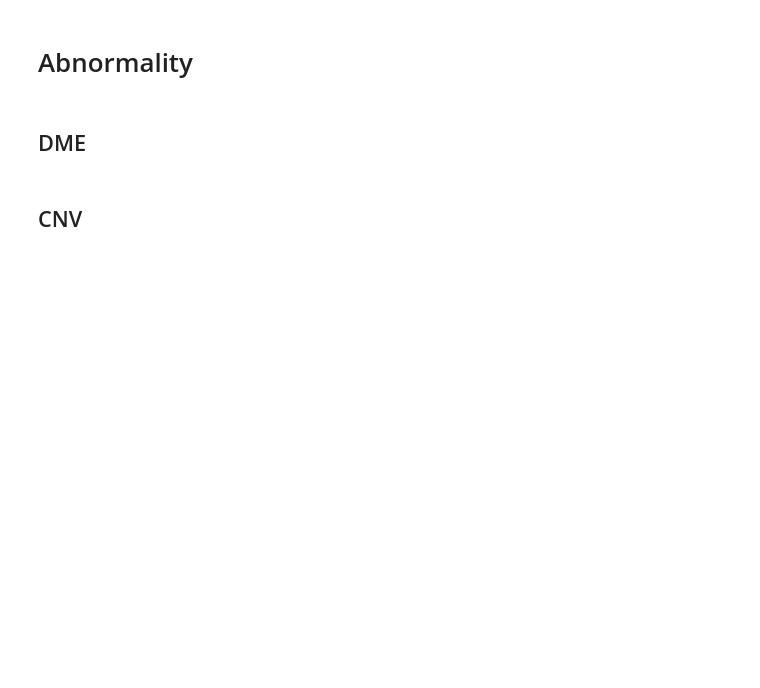
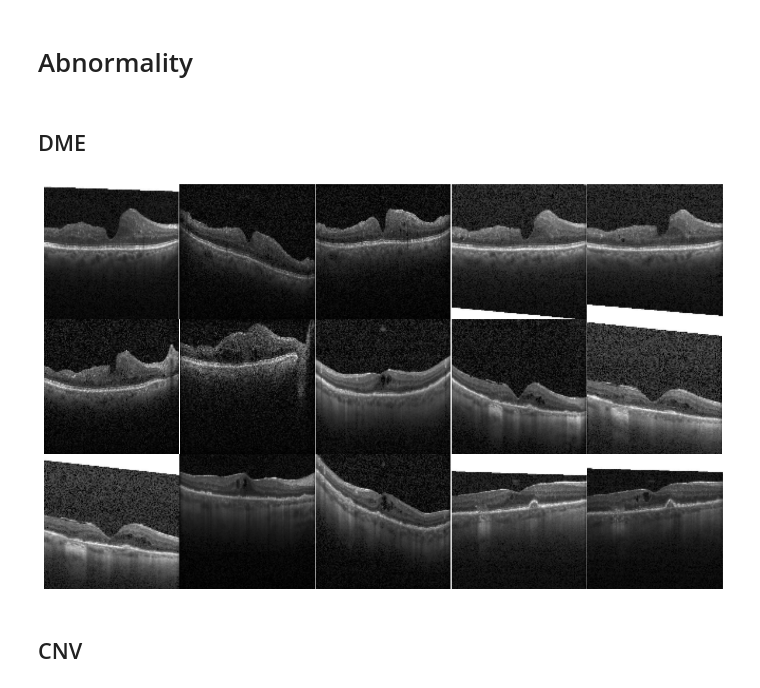
Before and after one commit to Miinaal/Retinal-OCT-Image-Classification, a Jupyter notebook: retinal-oct.ipynb, the cells around one changed output. Drawn from its saved outputs; the diff is of its cells as text; code cells hidden in the pictures; blank space fills up the shorter version.

```diff
--- a/retinal-oct.ipynb
+++ b/retinal-oct.ipynb
@@ -38,16 +38,18 @@ for l in multipleImages[:25]:
 # %% [markdown]
 ## DME
 # %%
-multipleImages = glob.glob('../input/kermany2018/oct2017/OCT2017 /train/DME/**')
+multipleImages = glob.glob('E:/OCT2017/train/DME/**')
 i_ = 0
 plt.rcParams['figure.figsize']  =  (15.0, 15.0)
 plt.subplots_adjust(wspace=0, hspace=0)
 for l in multipleImages[:15]:
     im = cv2.imread(l)
     im = cv2.resize(im, (128, 128))
     plt.subplot(5, 5, i_+1)
     plt.imshow(cv2.cvtColor(im, cv2.COLOR_BGR2RGB)); plt.axis('off')
     i_ += 1
+# %% [output]
+[figure, added]
 # %% [markdown]
 ## CNV
 # %%
```
Also changed, not shown: parts of 13 cells of this notebook.
